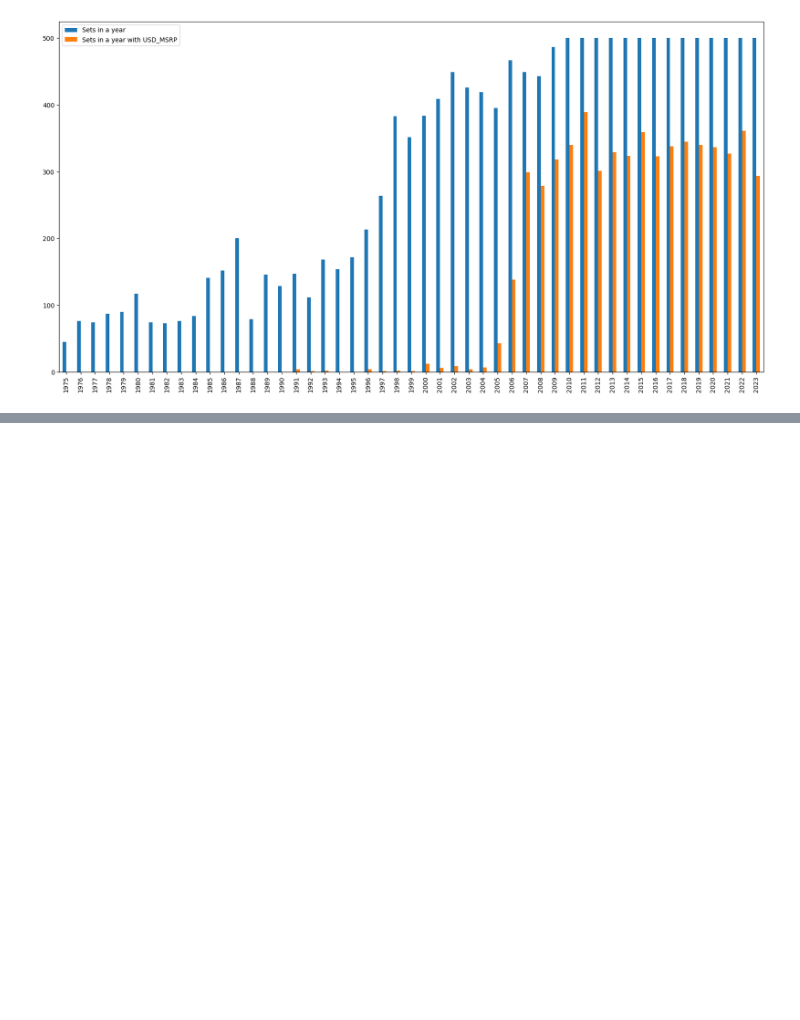
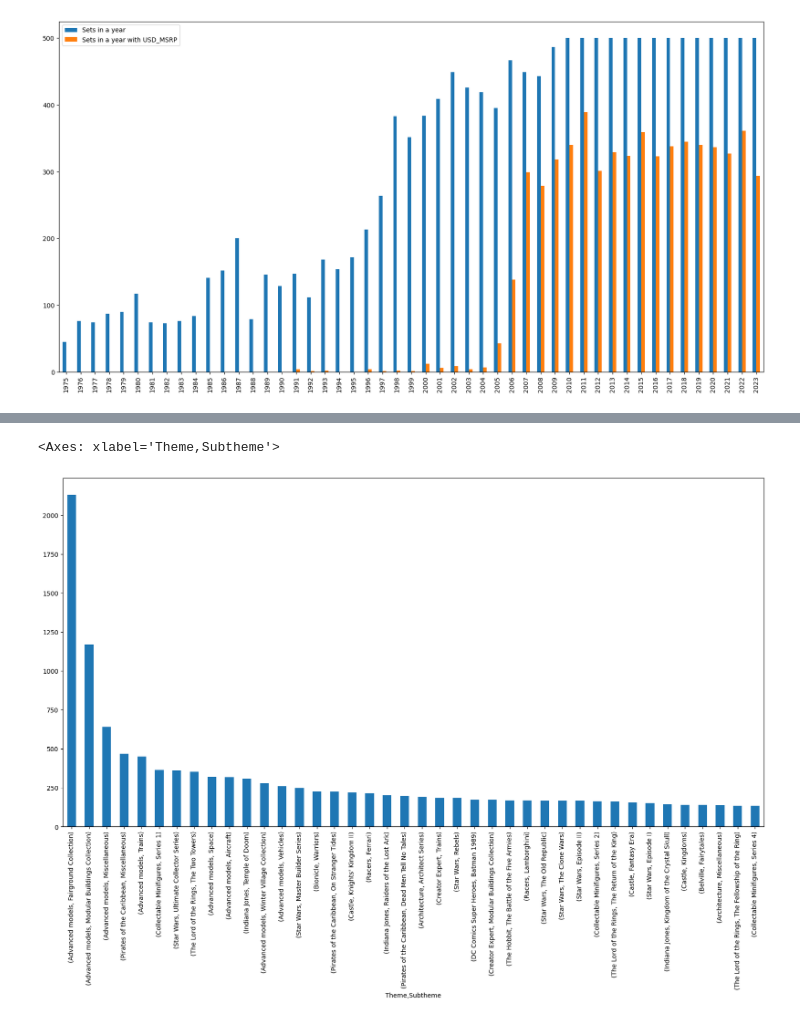
Before and after one commit to chooseanother/MAL1-Assignments, a Jupyter notebook: assignment7-LEGO/assignment7 LEGO Sets.ipynb, the cells around one changed output, grey strips where cells are left out. Saved outputs shown, nothing was run; the diff lists cells and outputs as text; code cells hidden in the pictures; blank space fills up the shorter version.

```diff
--- a/assignment7-LEGO/assignment7 LEGO Sets.ipynb
+++ b/assignment7-LEGO/assignment7 LEGO Sets.ipynb
@@ -206,0 +173,7 @@ NameError: name 'inflation_rates' is not defined
+# %%
+# average Price_Difference per Subtheme where Price_Difference is not NaN and show their Subtheme and Theme
+
+LEGO_sets_df[LEGO_sets_df['Price_Difference'].notnull()].groupby(['Theme', 'Subtheme'])['Price_Difference'].mean().sort_values(ascending=False).head(40).plot(kind='bar', figsize=(20,10))
+# %% [output]
+<Axes: xlabel='Theme,Subtheme'>
+[figure, added]
```
Also changed, not shown: parts of 96 cells of this notebook.
